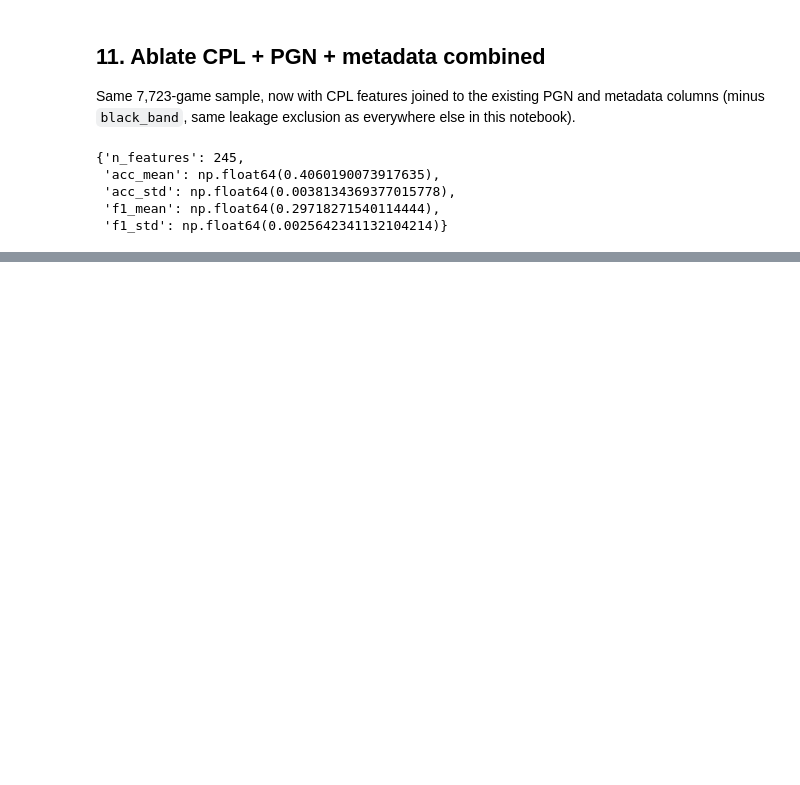
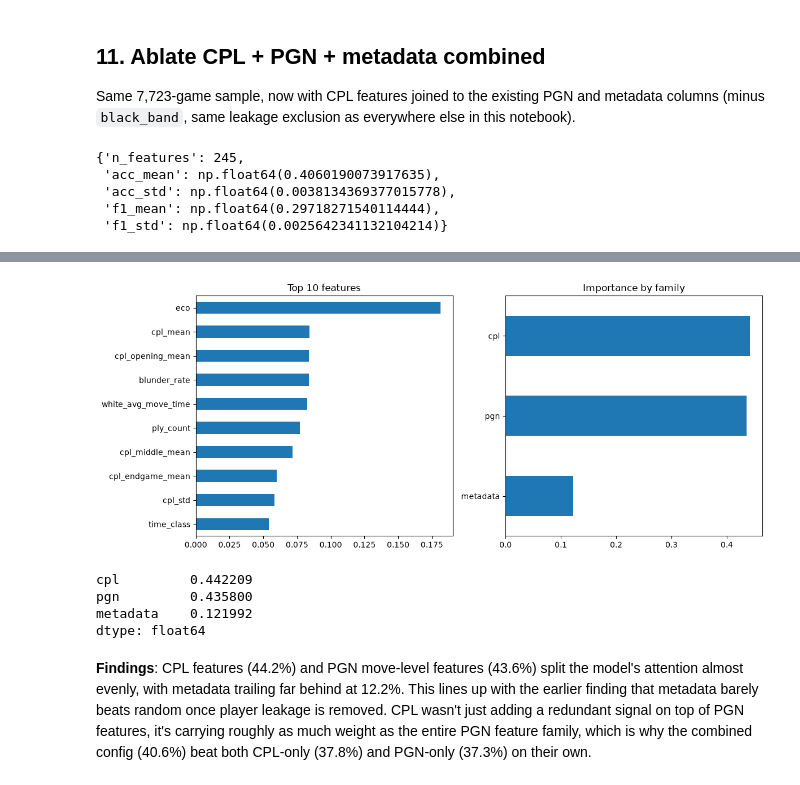
Before and after one commit to arjunsk9876/elo-sense, a Jupyter notebook: notebooks/elosense_v3.ipynb, the cells around one changed output, grey strips where cells are left out. Saved outputs shown, nothing was run; the diff lists cells and outputs as text; code cells hidden in the pictures; blank space fills up the shorter version.

```diff
--- a/notebooks/elosense_v3.ipynb
+++ b/notebooks/elosense_v3.ipynb
@@ -537,0 +542,50 @@ combined_cpl_result
+# %%
+import matplotlib.pyplot as plt
+
+cat_cols_final = ["time_class", "rules", "result_outcome", "result_reason", "eco"]
+num_cols_final = ["rated", "ply_count", "max_swing", "lead_changes", "white_avg_move_time"] + cpl_only_cols
+
+y = full_join["white_band"]
+X = pd.get_dummies(full_join[cat_cols_final + num_cols_final], columns=cat_cols_final)
+train_mask = (full_join["split"] == "train").values
+test_mask = (full_join["split"] == "test").values
+
+rf_final = RandomForestClassifier(n_estimators=200, max_depth=12, random_state=0, n_jobs=-1)
+rf_final.fit(X[train_mask], y[train_mask])
+
+importances = pd.Series(rf_final.feature_importances_, index=X.columns)
+
+def base_feature(col):
+    for c in cat_cols_final:
+        if col.startswith(c + "_"):
+            return c
+    return col
+
+base_importance = importances.groupby(base_feature).sum().sort_values(ascending=False)
+
+family_map = {}
+for c in cpl_only_cols:
+    family_map[c] = "cpl"
+for c in ["eco", "ply_count", "max_swing", "lead_changes", "white_avg_move_time"]:
+    family_map[c] = "pgn"
+for c in ["time_class", "rules", "result_outcome", "result_reason", "rated"]:
+    family_map[c] = "metadata"
+
+family_importance = base_importance.groupby(lambda f: family_map[f]).sum().sort_values(ascending=False)
+
+fig, axes = plt.subplots(1, 2, figsize=(12, 5))
+base_importance.head(10).sort_values().plot.barh(ax=axes[0], title="Top 10 features")
+family_importance.sort_values().plot.barh(ax=axes[1], title="Importance by family")
+plt.tight_layout()
+plt.savefig("../images/v3_cpl_feature_importance.png", dpi=120)
+plt.show()
+
+print(family_importance)
+# %% [output]
+[figure, added]
+cpl         0.442209
+pgn         0.435800
+metadata    0.121992
+dtype: float64
+# %% [markdown]
+**Findings**: CPL features (44.2%) and PGN move-level features (43.6%) split the model's attention almost evenly, with metadata trailing far behind at 12.2%. This lines up with the earlier finding that metadata barely beats random once player leakage is removed. CPL wasn't just adding a redundant signal on top of PGN features, it's carrying roughly as much weight as the entire PGN feature family, which is why the combined config (40.6%) beat both CPL-only (37.8%) and PGN-only (37.3%) on their own.
```
Also changed, not shown: parts of 2 cells of this notebook, 1 other file.
